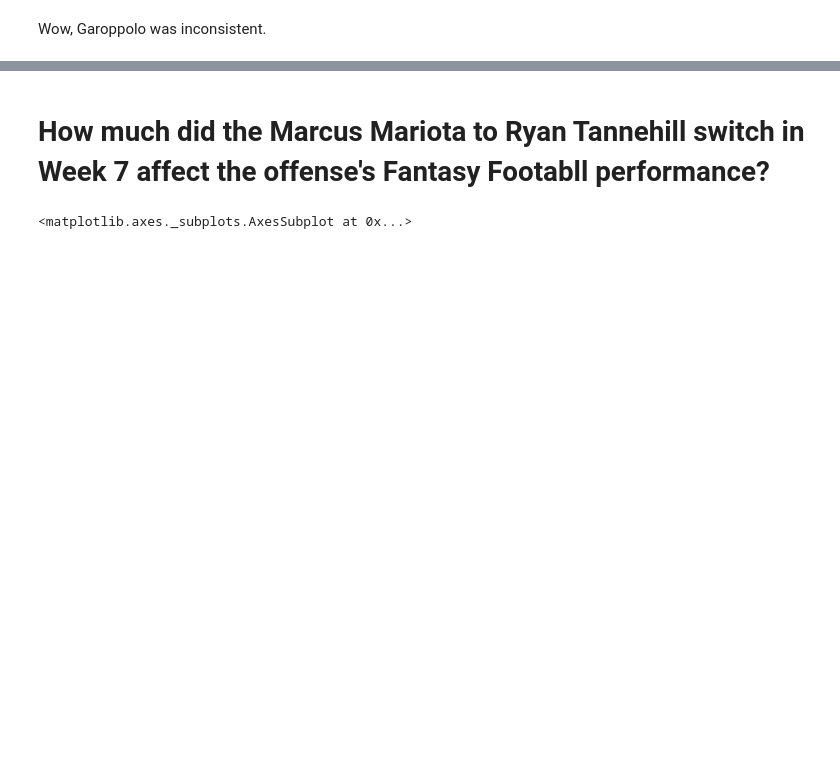
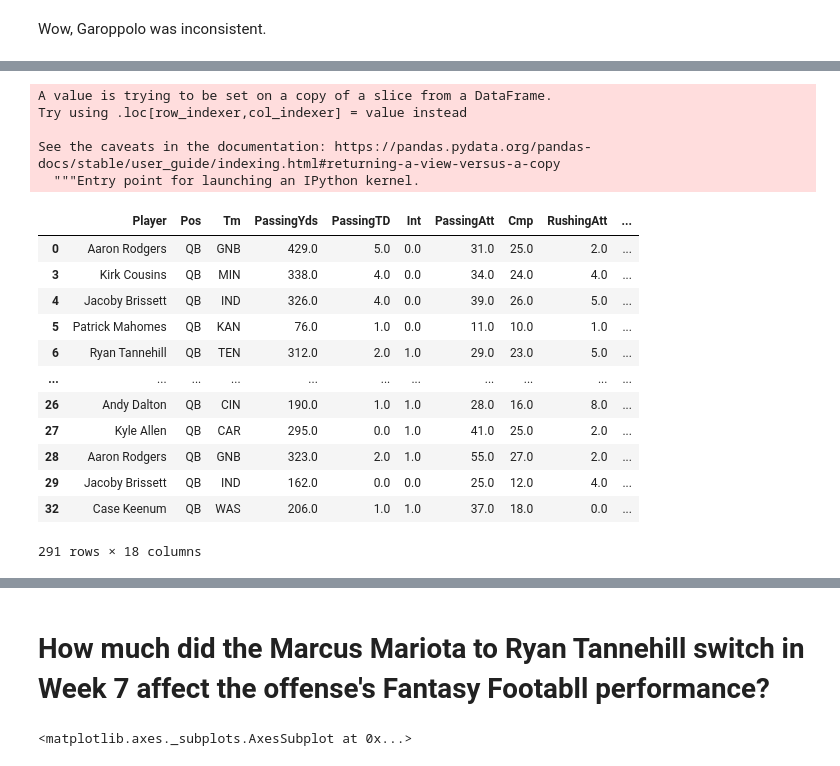
Before and after one commit to piercepatrick/Fantasy-Football-Analysis, a Jupyter notebook: Tannehilll_Analysis.ipynb, the cells around one changed output, grey strips where cells are left out. Cells and saved outputs as stored; diff of their text form; code cells hidden in the pictures; blank space fills up the shorter version.

```diff
--- a/Tannehilll_Analysis.ipynb
+++ b/Tannehilll_Analysis.ipynb
@@ -303,0 +371,21 @@ Wow, Garoppolo was inconsistent.
+# %%
+week7['GamesPlayed'] = week7.groupby('Player')['Week'].transform('count')
+# %% [output]
+A value is trying to be set on a copy of a slice from a DataFrame.
+Try using .loc[row_indexer,col_indexer] = value instead
+
+See the caveats in the documentation: https://pandas.pydata.org/pandas-docs/stable/user_guide/indexing.html#returning-a-view-versus-a-copy
+  """Entry point for launching an IPython kernel.
+|  | Player | Pos | Tm | PassingYds | PassingTD | Int | PassingAtt | Cmp | RushingAtt | ... |
+| 0 | Aaron Rodgers | QB | GNB | 429.0 | 5.0 | 0.0 | 31.0 | 25.0 | 2.0 | ... |
+| 3 | Kirk Cousins | QB | MIN | 338.0 | 4.0 | 0.0 | 34.0 | 24.0 | 4.0 | ... |
+| 4 | Jacoby Brissett | QB | IND | 326.0 | 4.0 | 0.0 | 39.0 | 26.0 | 5.0 | ... |
+| 5 | Patrick Mahomes | QB | KAN | 76.0 | 1.0 | 0.0 | 11.0 | 10.0 | 1.0 | ... |
+| 6 | Ryan Tannehill | QB | TEN | 312.0 | 2.0 | 1.0 | 29.0 | 23.0 | 5.0 | ... |
+| ... | ... | ... | ... | ... | ... | ... | ... | ... | ... | ... |
+| 26 | Andy Dalton | QB | CIN | 190.0 | 1.0 | 1.0 | 28.0 | 16.0 | 8.0 | ... |
+| 27 | Kyle Allen | QB | CAR | 295.0 | 0.0 | 1.0 | 41.0 | 25.0 | 2.0 | ... |
+| 28 | Aaron Rodgers | QB | GNB | 323.0 | 2.0 | 1.0 | 55.0 | 27.0 | 2.0 | ... |
+| 29 | Jacoby Brissett | QB | IND | 162.0 | 0.0 | 0.0 | 25.0 | 12.0 | 4.0 | ... |
+| 32 | Case Keenum | QB | WAS | 206.0 | 1.0 | 1.0 | 37.0 | 18.0 | 0.0 | ... |
+291 rows × 18 columns
```
Also changed, not shown: parts of 14 cells of this notebook.
